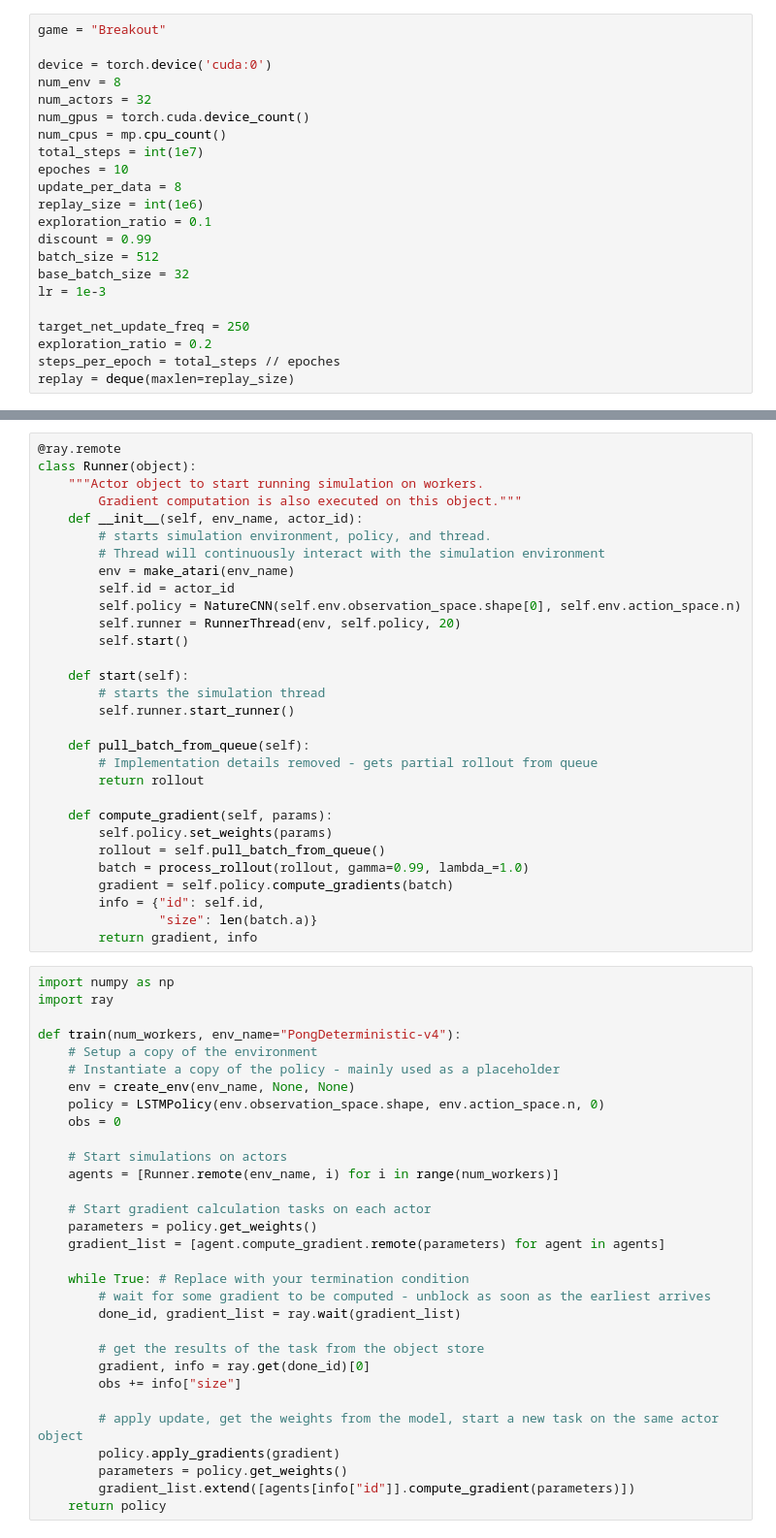
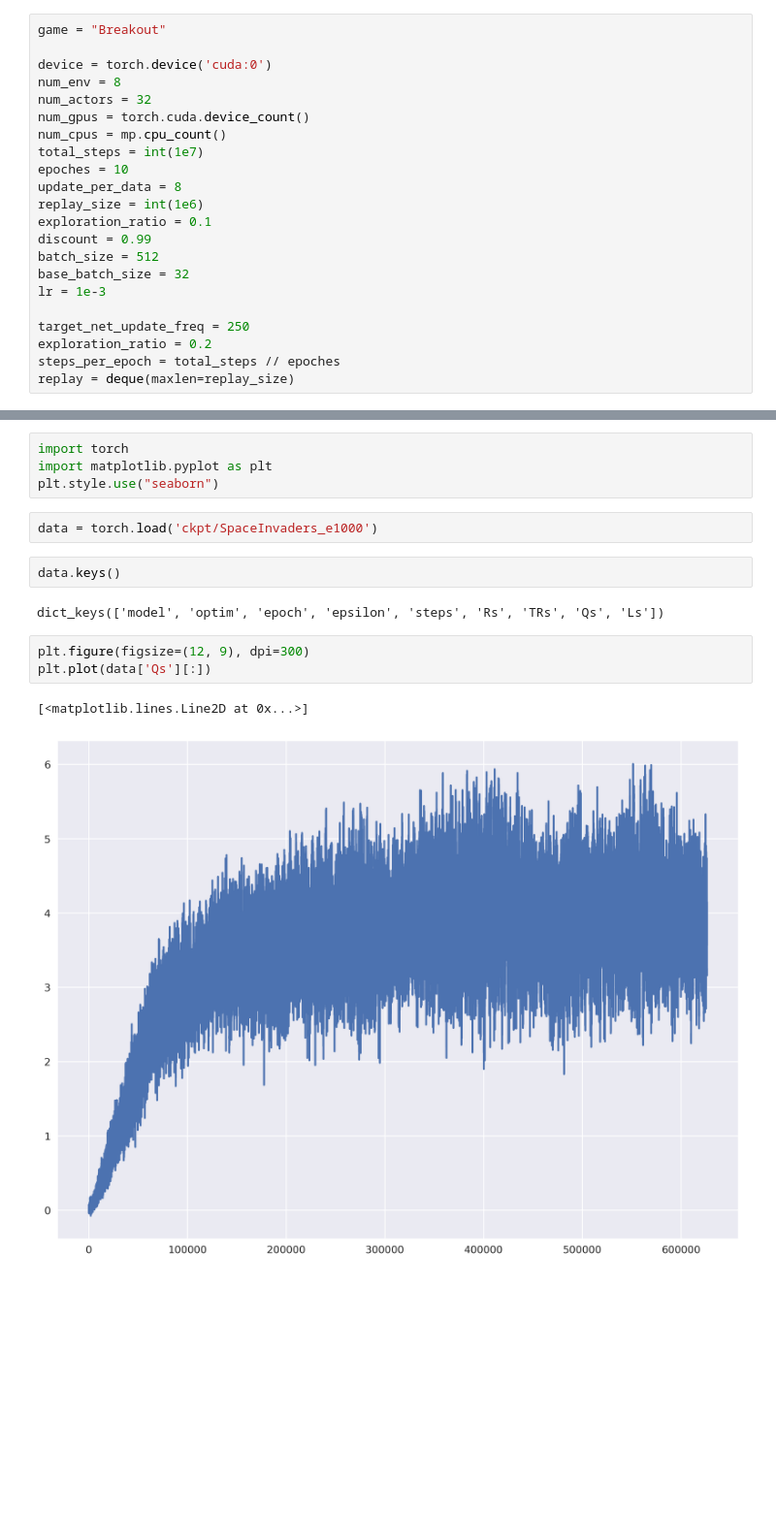
Before and after one commit to zhoubin-me/agent0, a Jupyter notebook: aaa.ipynb, the cells around one changed output, grey strips where cells are left out. Shown: that part at 97% size. Cells and saved outputs as stored; diff of their text form; blank space fills up the shorter version.

```diff
--- a/aaa.ipynb
+++ b/aaa.ipynb
@@ -59,61 +54,16 @@ def make_env(game, episode_life=True, clip_rewards=True):
-# %%
-@ray.remote
-class Runner(object):
-    """Actor object to start running simulation on workers.
-        Gradient computation is also executed on this object."""
-    def __init__(self, env_name, actor_id):
-        # starts simulation environment, policy, and thread.
-        # Thread will continuously interact with the simulation environment
-        env = make_atari(env_name)
-        self.id = actor_id
-        self.policy = NatureCNN(self.env.observation_space.shape[0], self.env.action_space.n)
-        self.runner = RunnerThread(env, self.policy, 20)
-        self.start()
-
-    def start(self):
-        # starts the simulation thread
-        self.runner.start_runner()
-
-    def pull_batch_from_queue(self):
-        # Implementation details removed - gets partial rollout from queue
-        return rollout
-
-    def compute_gradient(self, params):
-        self.policy.set_weights(params)
-        rollout = self.pull_batch_from_queue()
-        batch = process_rollout(rollout, gamma=0.99, lambda_=1.0)
-        gradient = self.policy.compute_gradients(batch)
-        info = {"id": self.id,
-                "size": len(batch.a)}
-        return gradient, info
-# %%
-import numpy as np
-import ray
-
-def train(num_workers, env_name="PongDeterministic-v4"):
-    # Setup a copy of the environment
-    # Instantiate a copy of the policy - mainly used as a placeholder
-    env = create_env(env_name, None, None)
-    policy = LSTMPolicy(env.observation_space.shape, env.action_space.n, 0)
-    obs = 0
-
-    # Start simulations on actors
-    agents = [Runner.remote(env_name, i) for i in range(num_workers)]
-
-    # Start gradient calculation tasks on each actor
-    parameters = policy.get_weights()
-    gradient_list = [agent.compute_gradient.remote(parameters) for agent in agents]
-
-    while True: # Replace with your termination condition
-        # wait for some gradient to be computed - unblock as soon as the earliest arrives
-        done_id, gradient_list = ray.wait(gradient_list)
-
-        # get the results of the task from the object store
-        gradient, info = ray.get(done_id)[0]
-        obs += info["size"]
-
-        # apply update, get the weights from the model, start a new task on the same actor object
-        policy.apply_gradients(gradient)
-        parameters = policy.get_weights()
-        gradient_list.extend([agents[info["id"]].compute_gradient(parameters)])
-    return policy
+# %%
+import torch
+import matplotlib.pyplot as plt
+plt.style.use("seaborn")
+# %%
+data = torch.load('ckpt/SpaceInvaders_e1000')
+# %%
+data.keys()
+# %% [output]
+dict_keys(['model', 'optim', 'epoch', 'epsilon', 'steps', 'Rs', 'TRs', 'Qs', 'Ls'])
+# %%
+plt.figure(figsize=(12, 9), dpi=300)
+plt.plot(data['Qs'][:])
+# %% [output]
+[<matplotlib.lines.Line2D at 0x...>]
+[figure, added]
```
Also changed, not shown: parts of 2 cells of this notebook, 1 other file.
